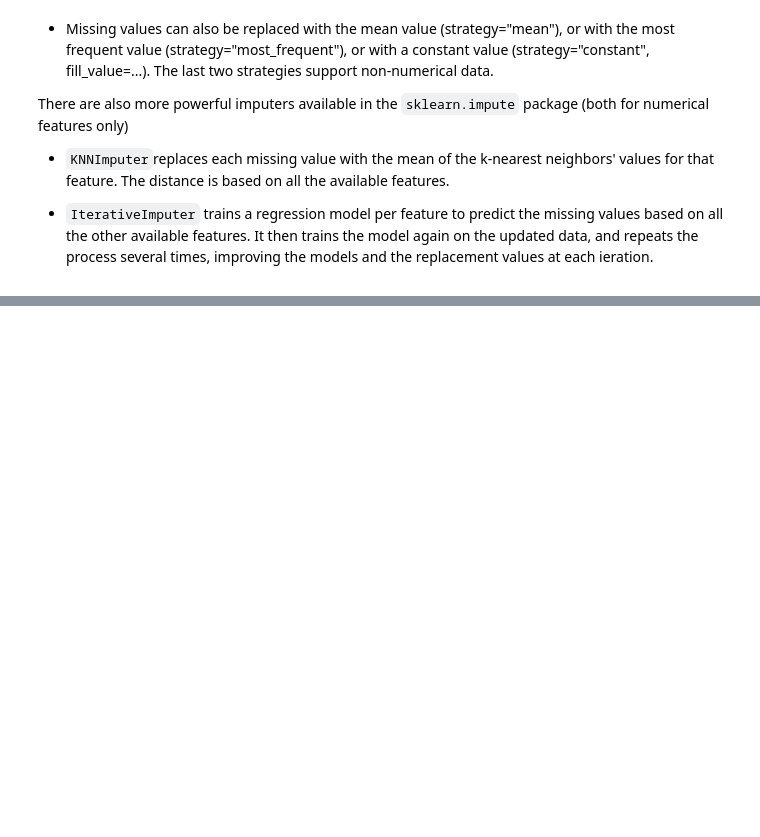
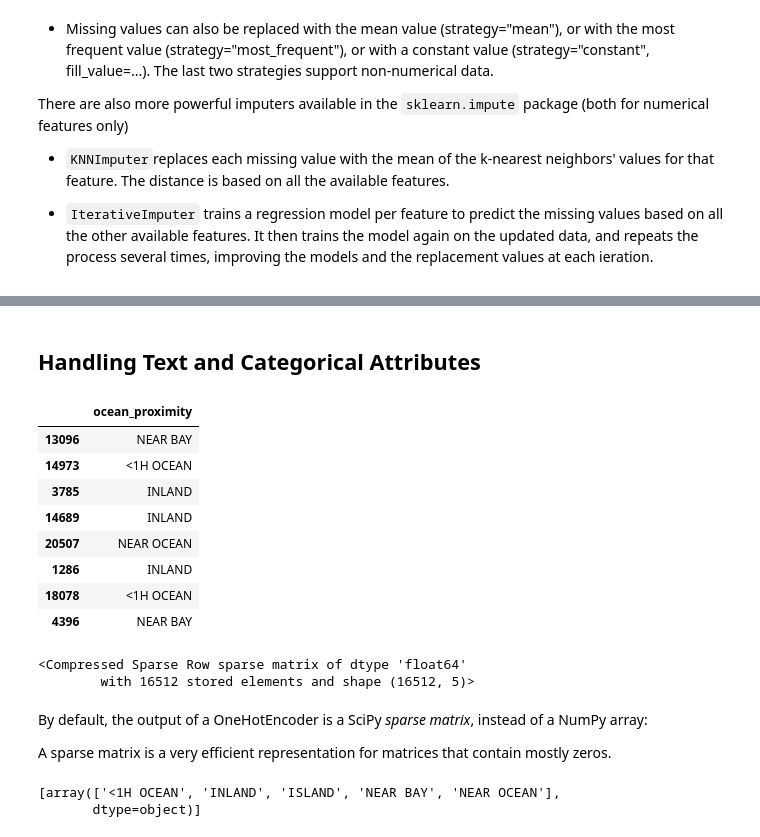
Before and after one commit to mahimchrl/Machine-Learning-Projects, a Jupyter notebook: End-to-End Machine Learning/End-to-End Machine Learning Project.ipynb, the cells around one changed output, grey strips where cells are left out. Drawn from its saved outputs; the diff is of its cells as text; code cells hidden in the pictures; blank space fills up the shorter version.

Commit message:
added categorical features code

```diff
--- a/End-to-End Machine Learning/End-to-End Machine Learning Project.ipynb
+++ b/End-to-End Machine Learning/End-to-End Machine Learning Project.ipynb
@@ -385,0 +414,15 @@ There are also more powerful imputers available in the `sklearn.impute` package
+# %% [markdown]
+## Handling Text and Categorical Attributes
+# %%
+housing_cat = housing[['ocean_proximity']]
+housing_cat.head(8)
+# %% [output]
+|  | ocean_proximity |
+| 13096 | NEAR BAY |
+| 14973 | <1H OCEAN |
+| 3785 | INLAND |
+| 14689 | INLAND |
+| 20507 | NEAR OCEAN |
+| 1286 | INLAND |
+| 18078 | <1H OCEAN |
+| 4396 | NEAR BAY |
@@ -385,0 +434,14 @@ There are also more powerful imputers available in the `sklearn.impute` package
+# %%
+housing_cat_1hot
+# %% [output]
+<Compressed Sparse Row sparse matrix of dtype 'float64'
+        with 16512 stored elements and shape (16512, 5)>
+# %% [markdown]
+By default, the output of a OneHotEncoder is a SciPy *sparse matrix*, instead of a NumPy array:
+
+A sparse matrix is a very efficient representation for matrices that contain mostly zeros.
+# %%
+cat_encoder.categories_
+# %% [output]
+[array(['<1H OCEAN', 'INLAND', 'ISLAND', 'NEAR BAY', 'NEAR OCEAN'],
+       dtype=object)]
```
Also changed, not shown: parts of 6 cells of this notebook.
